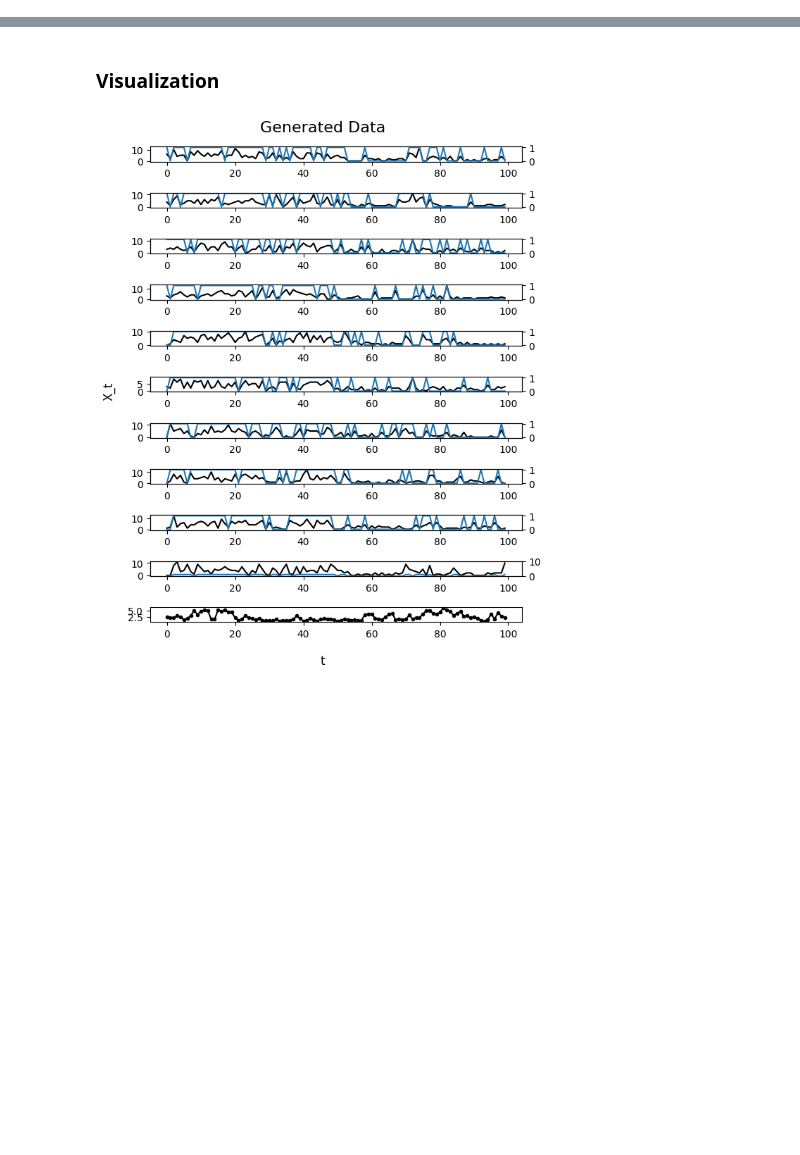
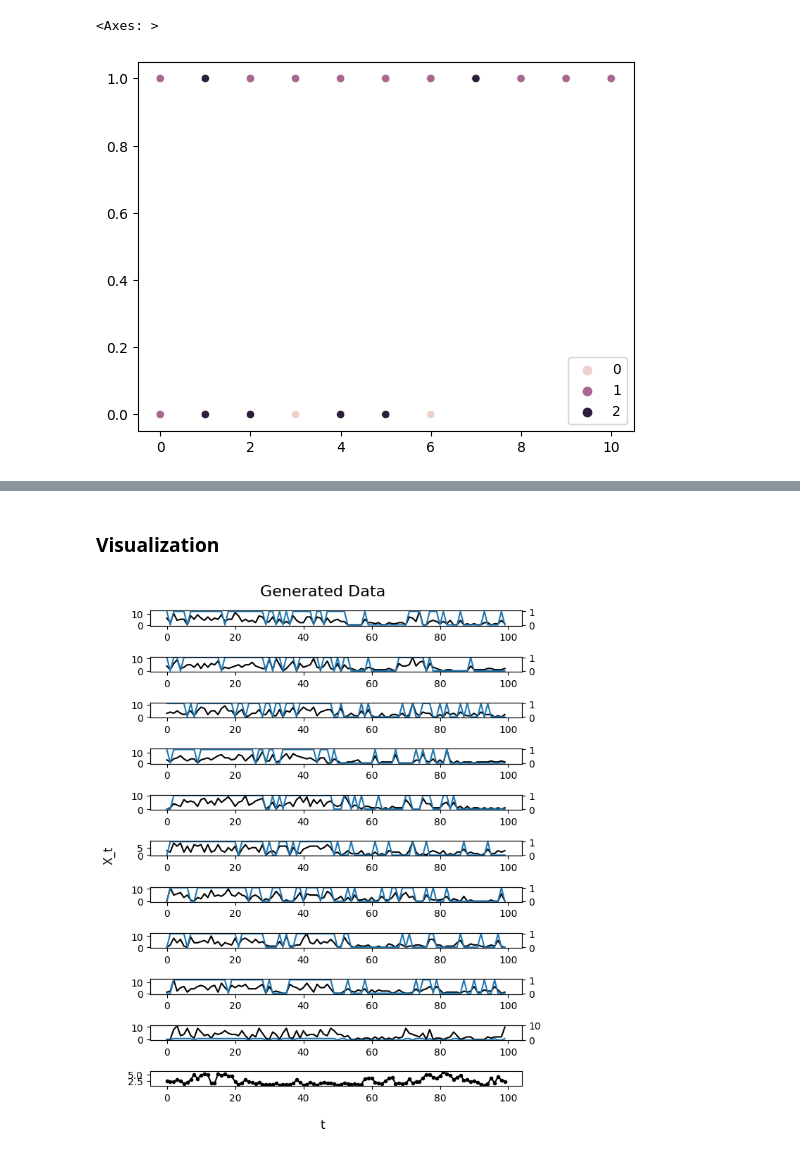
Before and after one commit to otto-groen-roepstorff/modcomp-project, a Jupyter notebook: code/PartI_Marianne.ipynb, the cells around one changed output, grey strips where cells are left out. Drawn from its saved outputs; the diff is of its cells as text; code cells hidden in the pictures; blank space fills up the shorter version.

```diff
--- a/code/PartI_Marianne.ipynb
+++ b/code/PartI_Marianne.ipynb
@@ -5,0 +7,9 @@ import matplotlib.pyplot as plt
+# %%
+alpha = 0.9
+beta = 0.2
+gamma = 0.1
+
+Gamma = np.array([[1-gamma, 0, gamma], [0, 1-gamma, gamma], [beta/2, beta/2, 1-beta]])
+
+
+Z_given_C = np.array([1-alpha, alpha, 0.5])
@@ -5,0 +21,9 @@ import matplotlib.pyplot as plt
+# %%
+xk = np.arange(3)
+C_transitition = [
+        stats.rv_discrete(values=(xk,Gamma[0,])),
+        stats.rv_discrete(values=(xk,Gamma[1,])),
+        stats.rv_discrete(values=(xk,Gamma[2,])),
+    ]
+
+Z_given_C[C_transitition[2].rvs(size=100)]
@@ -5,0 +39,28 @@ import matplotlib.pyplot as plt
+# %%
+def sim(n=1000, T=1000, alpha = 0.9, beta = 0.2, gamma = 0.1, lamb0=1, lamb1=5):
+    #xk = np.arange(3)
+    Gamma = np.array([[1-gamma, 0, gamma],
+                      [0, 1-gamma, gamma],
+                      [beta/2, beta/2, 1-beta]])
+    C_transition = [
+        stats.rv_discrete(values=(xk,Gamma[0,])),
+        stats.rv_discrete(values=(xk,Gamma[1,])),
+        stats.rv_discrete(values=(xk,Gamma[2,])),
+    ]
+    C = np.zeros(T, np.int64)
+    C[0] = 2
+    for i in range(T-1):
+        C[i+1] = C_transition[C[i]].rvs()
+    Z_given_C = np.array([1-alpha, alpha, 0.5])
+    Z = stats.bernoulli(Z_given_C[C]).rvs(size=[n,T])
+    X = stats.poisson(np.where(Z, lamb1, lamb0)).rvs()
+    return C,Z,X
+
+
+C, Z, X = sim(10, 100)
+# %%
+import seaborn as sns
+sns.scatterplot(x=X[0],y=Z[0], hue=C)
+# %% [output]
+<Axes: >
+[figure, added]
```
Also changed, not shown: parts of 8 cells of this notebook.
